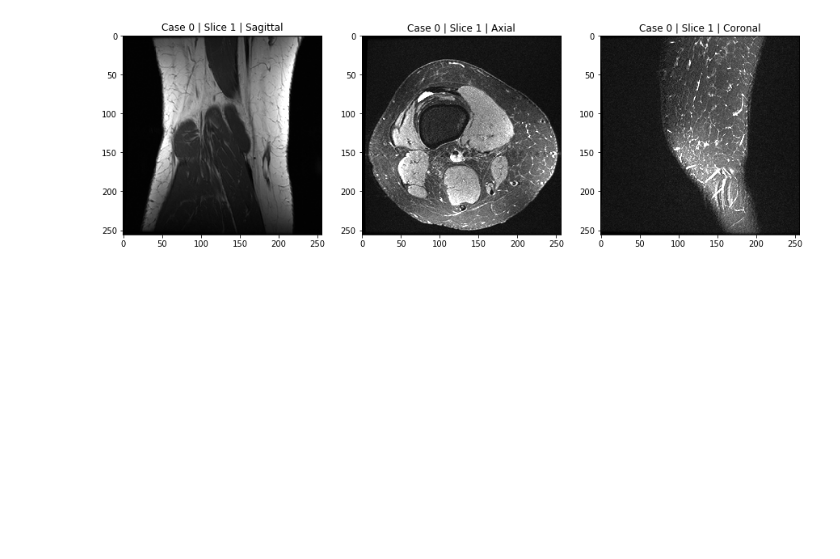
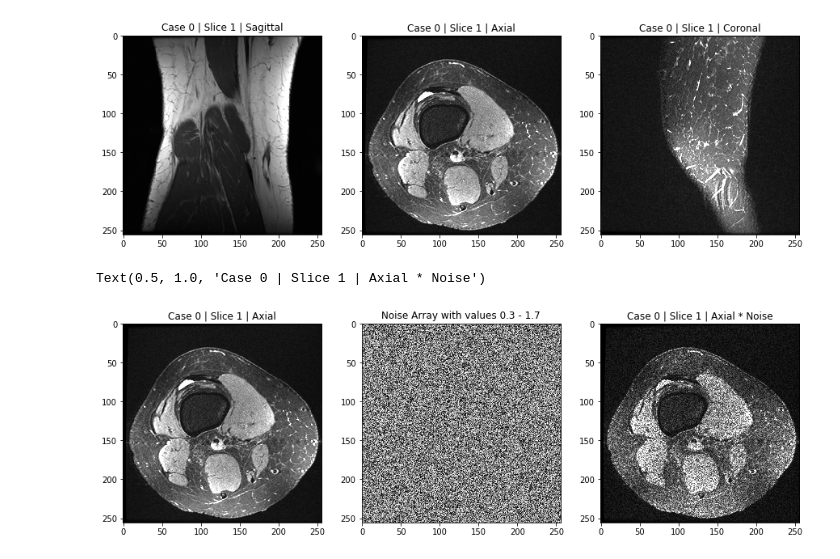
Before and after one commit to mileswang97/mileswangthesis, a Jupyter notebook: visualize/explore.ipynb, the cells around one changed output. Saved outputs shown, nothing was run; the diff lists cells and outputs as text; code cells hidden in the pictures; blank space fills up the shorter version.

```diff
--- a/visualize/explore.ipynb
+++ b/visualize/explore.ipynb
@@ -48,6 +46,31 @@ ax3.set_title('Case 0 | Slice 1 | Coronal')
 # %% [output]
 Text(0.5, 1.0, 'Case 0 | Slice 1 | Coronal')
 [figure]
+# %%
+fig, (ax1, ax2, ax3) = plt.subplots(1, 3, figsize=(15, 5))
+
+ax1.imshow(mri_axial[0, :, :], 'gray')
+
+ax1.set_title('Case 0 | Slice 1 | Axial')
+
+noise_array = np.random.uniform(0.3,1.7,256*256)
+noise_array.resize((256,256))
+
+
+ax2.imshow(noise_array, 'gray')
+
+ax2.set_title('Noise Array with values 0.3 - 1.7')
+
+vol = np.multiply(mri_axial[0,:,:], noise_array)
+vol = np.clip(vol, 0, 255)
+vol = vol.astype(np.float32)
+
+ax3.imshow(vol, 'gray')
+
+ax3.set_title('Case 0 | Slice 1 | Axial * Noise')
+# %% [output]
+Text(0.5, 1.0, 'Case 0 | Slice 1 | Axial * Noise')
+[figure, added]
 # %%
 train_path = 'D:/github/mileswangthesis/train/'
 
```
Also changed, not shown: parts of 3 cells of this notebook, 16 other files.
